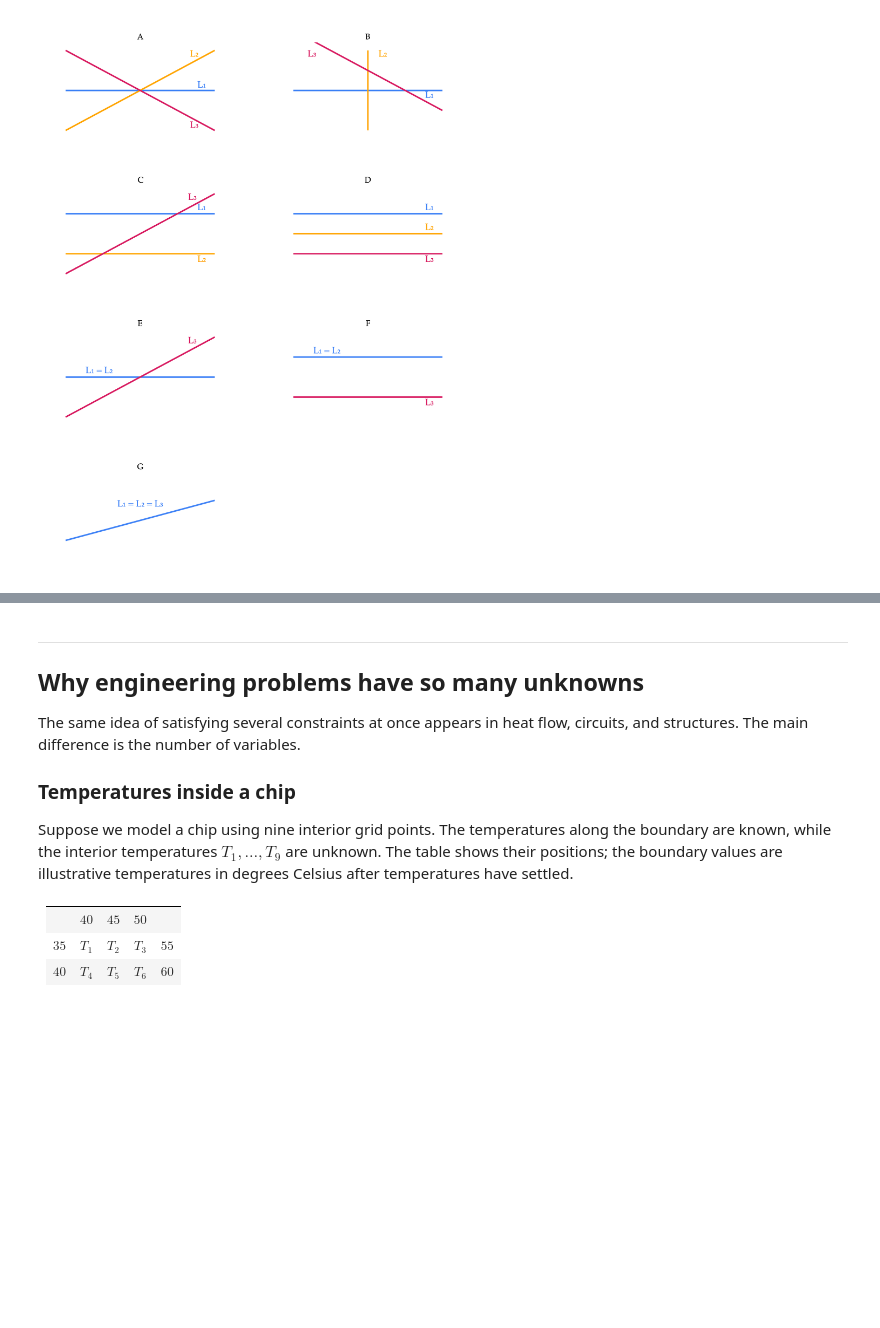
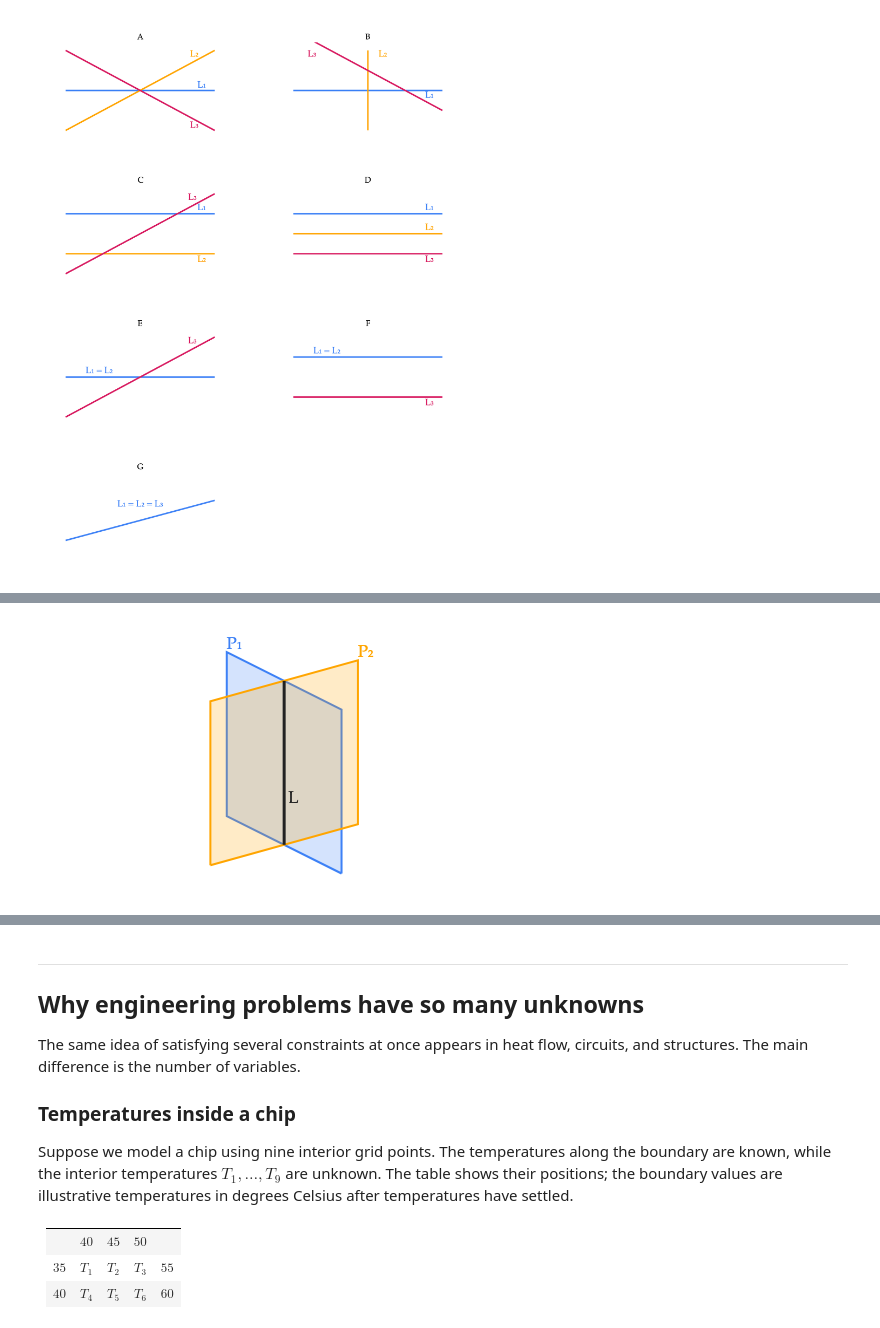
Before and after one commit to math-124/notes, a Jupyter notebook: ch02/02-08.ipynb, the cells around one changed output, grey strips where cells are left out. Cells and saved outputs as stored; diff of their text form; code cells hidden in the pictures; blank space fills up the shorter version.

```diff
--- a/ch02/02-08.ipynb
+++ b/ch02/02-08.ipynb
@@ -374,0 +573,4 @@ Thus the entire line through $\vec p$ and $\vec q$ consists of solutions.
+# %%
+activity_plane_diagram('start-line').show()
+# %% [output]
+[figure, added]
```
Also changed, not shown: parts of 13 cells of this notebook.
